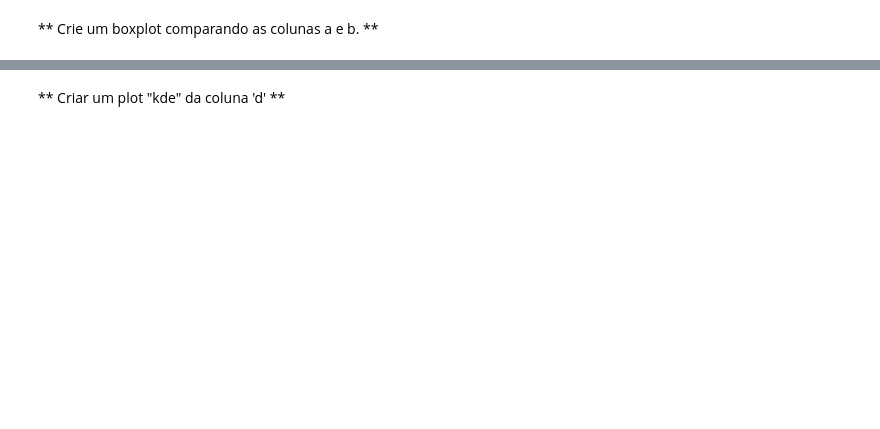
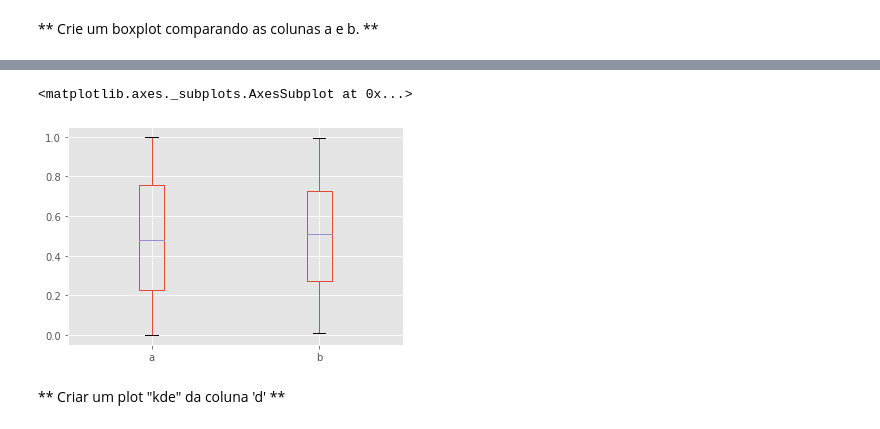
Before and after one commit to paulojuniore/DataScienceStudies, a Jupyter notebook: 3 - Visualização de Dados/Visualização de dados incorporada ao Pandas/Exercício de visualização de dados Pandas.ipynb, the cells around one changed output, grey strips where cells are left out. Saved outputs shown, nothing was run; the diff lists cells and outputs as text; code cells hidden in the pictures; blank space fills up the shorter version.

```diff
--- a/3 - Visualização de Dados/Visualização de dados incorporada ao Pandas/Exercício de visualização de dados Pandas.ipynb
+++ b/3 - Visualização de Dados/Visualização de dados incorporada ao Pandas/Exercício de visualização de dados Pandas.ipynb
@@ -65,2 +55,7 @@ df3['a'].plot.hist()
+# %%
+df3[['a', 'b']].plot.box()
+# %% [output]
+<matplotlib.axes._subplots.AxesSubplot at 0x...>
+[figure, added]
 # %% [markdown]
 ** Criar um plot "kde" da coluna 'd' **
```
Also changed, not shown: parts of 14 cells of this notebook.
